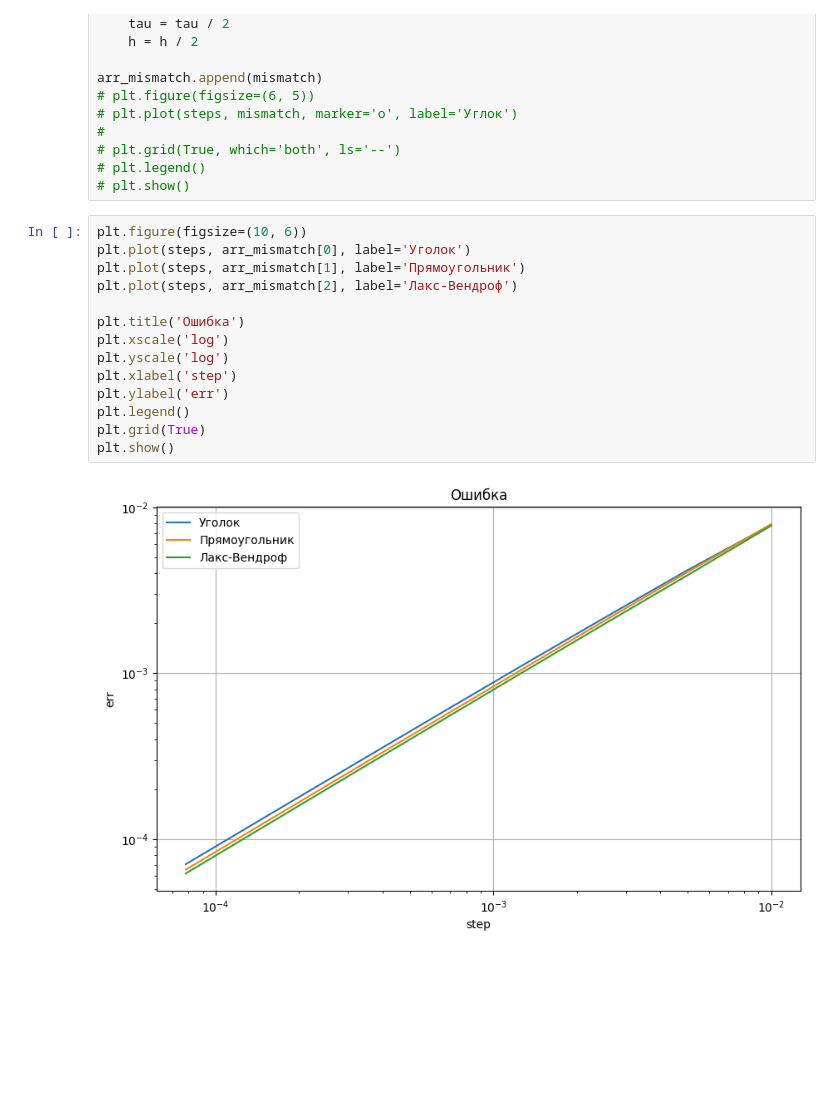
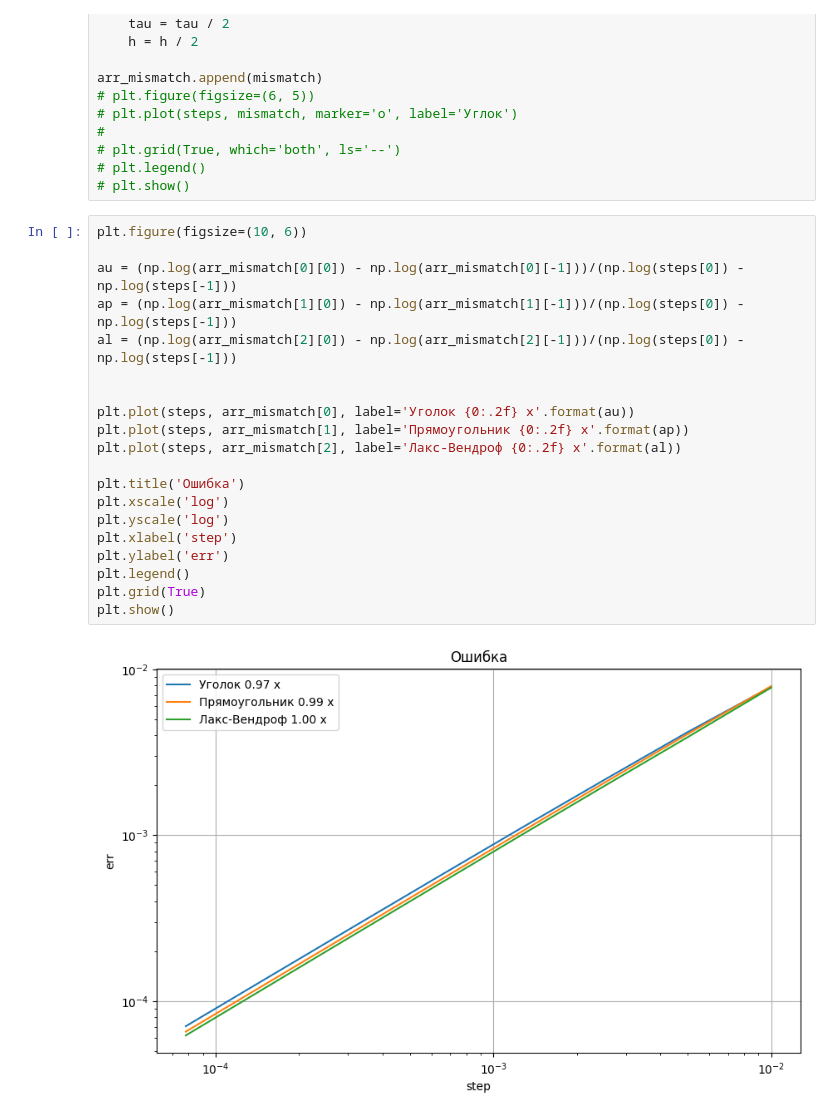
Before and after one commit to NeroMipt/Computational-math, a Jupyter notebook: lab5.ipynb, the cells around one changed output. Drawn from its saved outputs; the diff is of its cells as text; blank space fills up the shorter version.

```diff
--- a/lab5.ipynb
+++ b/lab5.ipynb
@@ -270,17 +270,23 @@ arr_mismatch.append(mismatch)
 # plt.show()
 # %%
 plt.figure(figsize=(10, 6))
-plt.plot(steps, arr_mismatch[0], label='Уголок')
-plt.plot(steps, arr_mismatch[1], label='Прямоугольник')
-plt.plot(steps, arr_mismatch[2], label='Лакс-Вендроф')
+
+au = (np.log(arr_mismatch[0][0]) - np.log(arr_mismatch[0][-1]))/(np.log(steps[0]) - np.log(steps[-1]))
+ap = (np.log(arr_mismatch[1][0]) - np.log(arr_mismatch[1][-1]))/(np.log(steps[0]) - np.log(steps[-1]))
+al = (np.log(arr_mismatch[2][0]) - np.log(arr_mismatch[2][-1]))/(np.log(steps[0]) - np.log(steps[-1]))
+
+
+plt.plot(steps, arr_mismatch[0], label='Уголок {0:.2f} x'.format(au))
+plt.plot(steps, arr_mismatch[1], label='Прямоугольник {0:.2f} x'.format(ap))
+plt.plot(steps, arr_mismatch[2], label='Лакс-Вендроф {0:.2f} x'.format(al))
 
 plt.title('Ошибка')
 plt.xscale('log')
 plt.yscale('log')
 plt.xlabel('step')
 plt.ylabel('err')
 plt.legend()
 plt.grid(True)
 plt.show()
 # %% [output]
-[figure, old version]
+[figure, new version]
```
